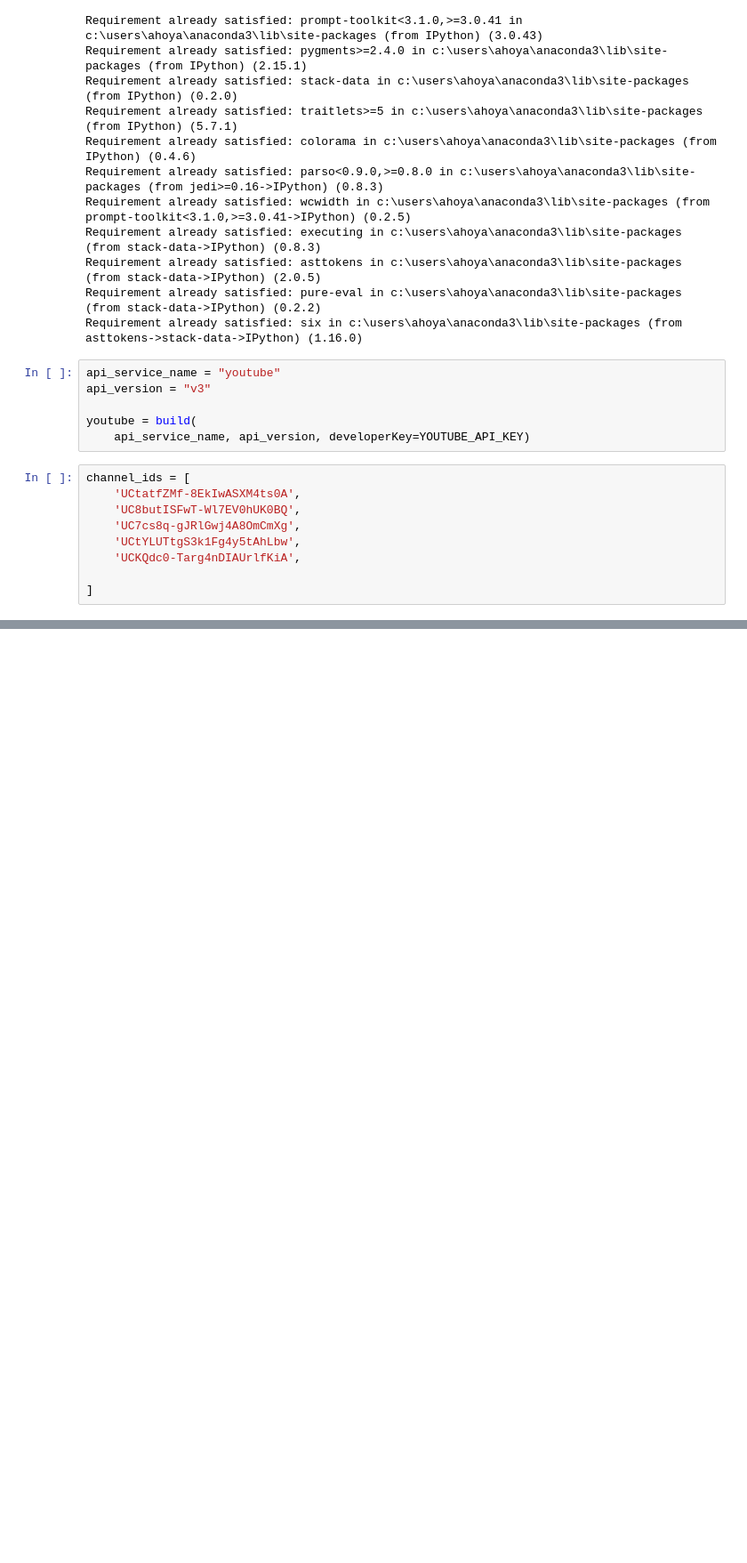
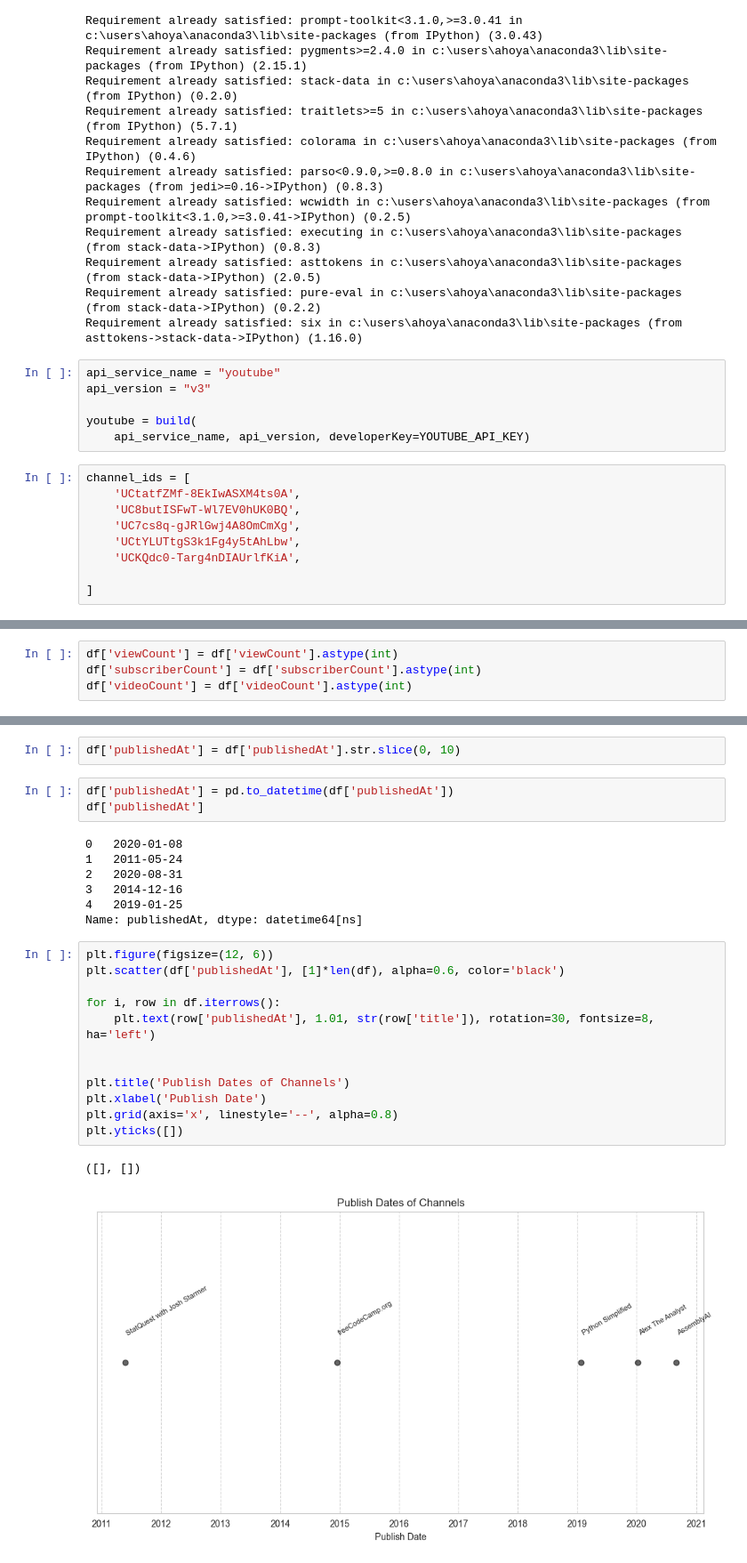
Before and after one commit to afakruha2003/sisterlab_api, a Jupyter notebook: youtube_api.ipynb, the cells around one changed output, grey strips where cells are left out. Shown: that part at 89% size. Saved outputs shown, nothing was run; the diff lists cells and outputs as text; blank space fills up the shorter version.

Commit message:
added graphs

```diff
--- a/youtube_api.ipynb
+++ b/youtube_api.ipynb
@@ -110,0 +141,4 @@ df
+# %%
+df['viewCount'] = df['viewCount'].astype(int)
+df['subscriberCount'] = df['subscriberCount'].astype(int)
+df['videoCount'] = df['videoCount'].astype(int)
@@ -110,0 +154,27 @@ df
+# %%
+df['publishedAt'] = df['publishedAt'].str.slice(0, 10)
+# %%
+df['publishedAt'] = pd.to_datetime(df['publishedAt'])
+df['publishedAt']
+# %% [output]
+0   2020-01-08
+1   2011-05-24
+2   2020-08-31
+3   2014-12-16
+4   2019-01-25
+Name: publishedAt, dtype: datetime64[ns]
+# %%
+plt.figure(figsize=(12, 6))
+plt.scatter(df['publishedAt'], [1]*len(df), alpha=0.6, color='black')
+
+for i, row in df.iterrows():
+    plt.text(row['publishedAt'], 1.01, str(row['title']), rotation=30, fontsize=8, ha='left')
+
+
+plt.title('Publish Dates of Channels')
+plt.xlabel('Publish Date')
+plt.grid(axis='x', linestyle='--', alpha=0.8)
+plt.yticks([])
+# %% [output]
+([], [])
+[figure, added]
```
Also changed, not shown: parts of 18 cells of this notebook.
